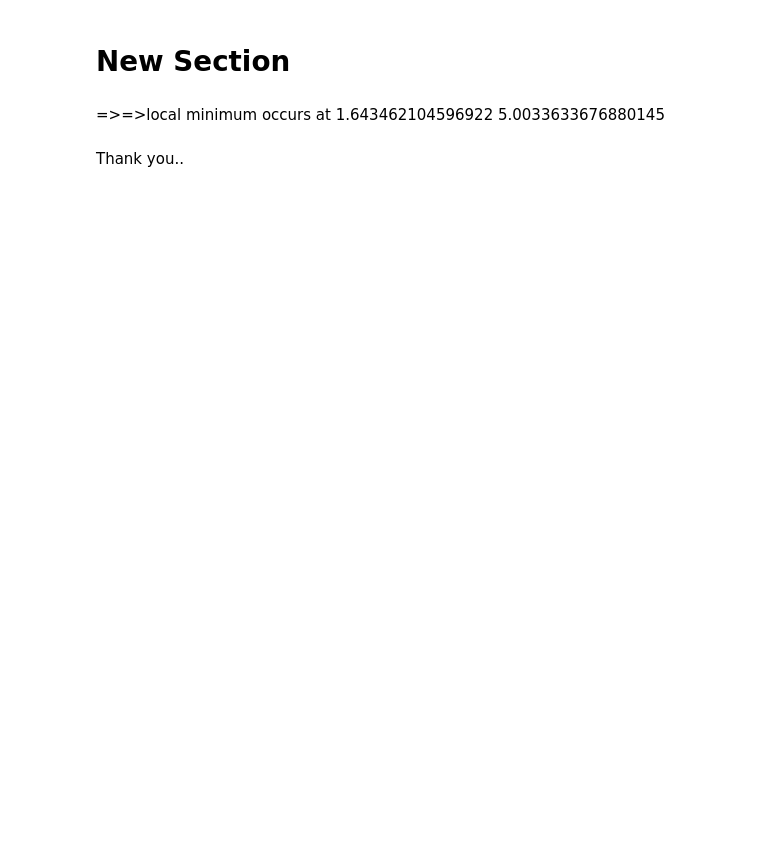
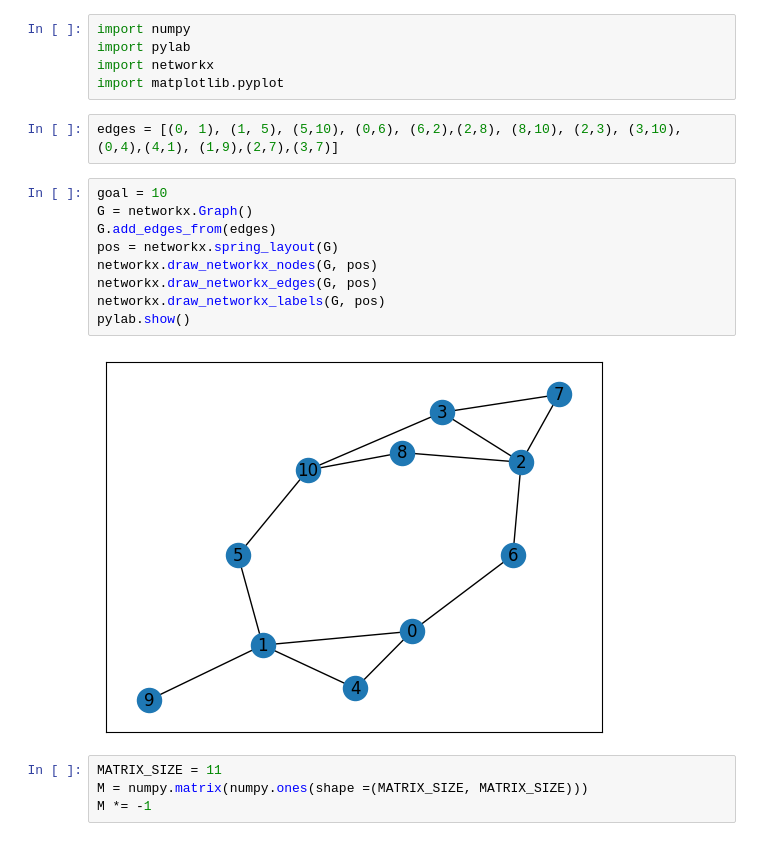
Before and after one commit to Meghanaaggadi/Aiml1, a Jupyter notebook: 2105A42001.ipynb, the cells around one changed output. Cells and saved outputs as stored; diff of their text form; blank space fills up the shorter version.

```diff
--- a/2105A42001.ipynb
+++ b/2105A42001.ipynb
@@ -346,6 +3,22 @@ local minimum occurs at 1.643462104596922 5.0033633676880145
-# %% [markdown]
-# New Section
-# %% [markdown]
-=>=>local minimum occurs at 1.643462104596922 5.0033633676880145
-# %% [markdown]
-Thank you..
+# %%
+import numpy
+import pylab
+import networkx
+import matplotlib.pyplot
+# %%
+edges = [(0, 1), (1, 5), (5,10), (0,6), (6,2),(2,8), (8,10), (2,3), (3,10), (0,4),(4,1), (1,9),(2,7),(3,7)]
+# %%
+goal = 10
+G = networkx.Graph()
+G.add_edges_from(edges)
+pos = networkx.spring_layout(G)
+networkx.draw_networkx_nodes(G, pos)
+networkx.draw_networkx_edges(G, pos)
+networkx.draw_networkx_labels(G, pos)
+pylab.show()
+# %% [output]
+[figure, added]
+# %%
+MATRIX_SIZE = 11
+M = numpy.matrix(numpy.ones(shape =(MATRIX_SIZE, MATRIX_SIZE)))
+M *= -1
```
Also changed, not shown: parts of 15 cells of this notebook.
